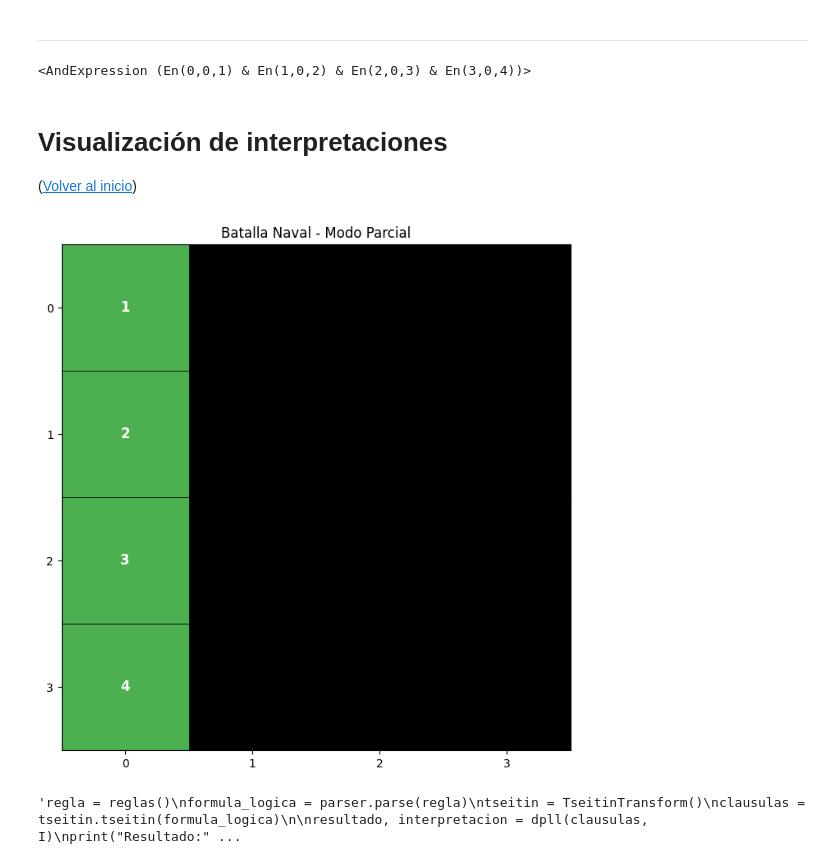
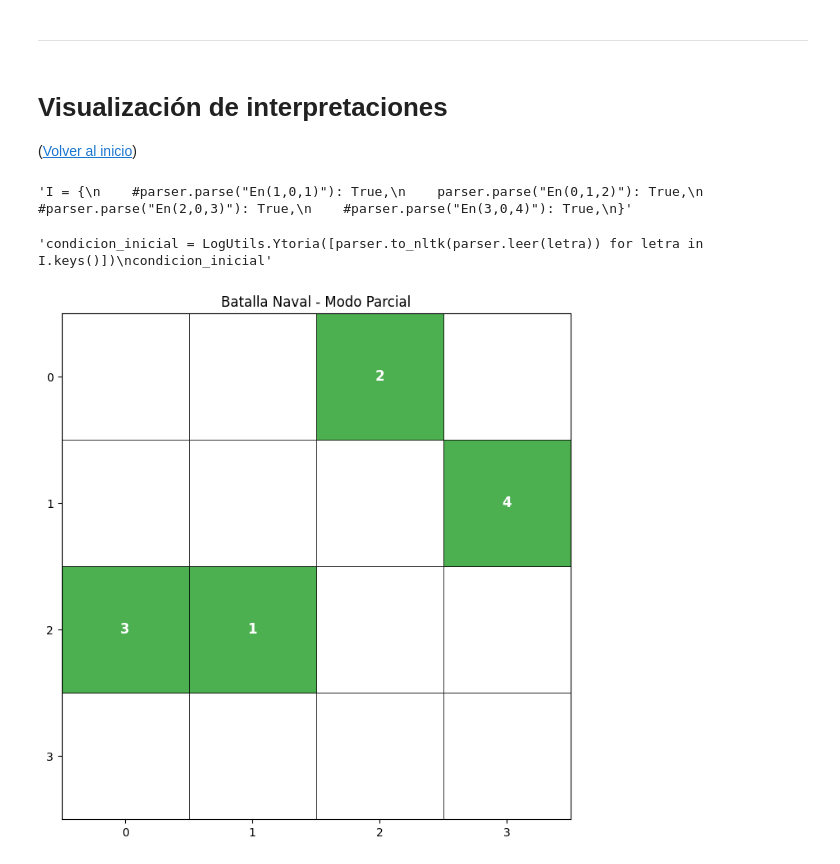
Before and after one commit to FelipePoveda9/Logica_proyecto-final, a Jupyter notebook: Visualizacion.ipynb, the cells around one changed output. Saved outputs shown, nothing was run; the diff lists cells and outputs as text; code cells hidden in the pictures.

Commit message:
Solucion Batalla Naval

```diff
--- a/Visualizacion.ipynb
+++ b/Visualizacion.ipynb
@@ -4,8 +4,10 @@ from groundedPL.logic_tester import LogicTester
 parser = ToPropositionalLogic()
 # %%
 from itertools import product
+import random
 
-triplas = product(range(4), range(4), range(4))
+triplas = product(range(5), range(5), range(4))
+#triplas = product(range(4), range(4), range(4))
 
 for x, y, n in triplas:
     parser.parse(f'En({x}, {y}, {n})')
@@ -167,21 +184,23 @@ Regla 4
 # %% [markdown]
 ---
-# %%
-condicion_inicial = LogUtils.Ytoria([parser.to_nltk(parser.leer(letra)) for letra in I.keys()])
-condicion_inicial
-# %% [output]
-<AndExpression (En(0,0,1) & En(1,0,2) & En(2,0,3) & En(3,0,4))>
 # %% [markdown]
 # Visualización de interpretaciones <a class="anchor" id="visual"></a>
 
 ([Volver al inicio](#inicio))
 # %%
-I = {
-    parser.parse("En(0,0,1)"): True,
-    parser.parse("En(1,0,2)"): True,
-    parser.parse("En(2,0,3)"): True,
-    parser.parse("En(3,0,4)"): True,
-}
+"""I = {
+    #parser.parse("En(1,0,1)"): True,
+    parser.parse("En(0,1,2)"): True,
+    #parser.parse("En(2,0,3)"): True,
+    #parser.parse("En(3,0,4)"): True,
+}"""
+# %% [output]
+'I = {\n    #parser.parse("En(1,0,1)"): True,\n    parser.parse("En(0,1,2)"): True,\n    #parser.parse("En(2,0,3)"): True,\n    #parser.parse("En(3,0,4)"): True,\n}'
+# %%
+"""condicion_inicial = LogUtils.Ytoria([parser.to_nltk(parser.leer(letra)) for letra in I.keys()])
+condicion_inicial"""
+# %% [output]
+'condicion_inicial = LogUtils.Ytoria([parser.to_nltk(parser.leer(letra)) for letra in I.keys()])\ncondicion_inicial'
 # %%
 import matplotlib.pyplot as plt
 import matplotlib.patches as patches
@@ -197,7 +216,7 @@ def visualizar_batalla_naval(I: dict):
 
     colores = {
         'destapada': '#2196F3',
-        'tapada': '#000000',
+        'tapada': "#FFFFFF",
         'barco': '#4CAF50'
     }
 
@@ -222,7 +241,6 @@ def visualizar_batalla_naval(I: dict):
                     color='white', fontsize=12,
                     weight='bold'
                 )
-                # rect.set_facecolor(colores['barco'])
                 rect = patches.Rectangle(
                     (y-.5, x-0.5), 1, 1,
                     facecolor=colores['barco'],
@@ -233,38 +251,13 @@ def visualizar_batalla_naval(I: dict):
 
     plt.title("Batalla Naval - Modo Parcial")
     plt.show()
-# %%
-visualizar_batalla_naval(I)
-# %% [output]
-[figure, removed]
-# %%
-
-#from groundedPL.tseitin import TseitinTransform
-#from groundedPL.codificacion import Modelo
-
-"""regla = reglas()
-modelo = Modelo()
-modelo.poblar_con(regla)
-formula_logica = modelo.codificar_lp(regla)
-
-
-tseitin = TseitinTransform()
-clausulas = tseitin.tseitin(formula_logica)
-
-resultado, interpretacion = dpll(clausulas, I)
-print("Resultado:", resultado)
-print("Interpretación encontrada:", interpretacion)"""
-
-"""regla = reglas()
-formula_logica = parser.parse(regla)
-tseitin = TseitinTransform()
-clausulas = tseitin.tseitin(formula_logica)
-
-resultado, interpretacion = dpll(clausulas, I)
-print("Resultado:", resultado)
-visualizar_batalla_naval(interpretacion)"""
-# %% [output]
-'regla = reglas()\nformula_logica = parser.parse(regla)\ntseitin = TseitinTransform()\nclausulas = tseitin.tseitin(formula_logica)\n\nresultado, interpretacion = dpll(clausulas, I)\nprint("Resultado:" ...
+# %%
+def barcos_a_dict(barcos):
+    return {parser.parse(f"En({x},{y},{n})"): True for x, y, n in barcos}
+# %%
+visualizar_batalla_naval(barcos_a_dict(barcos))
+# %% [output]
+[figure, added]
 # %%
 lt = LogicTester()
 regla = reglas()
```
Also changed, not shown: parts of 5 cells of this notebook.
